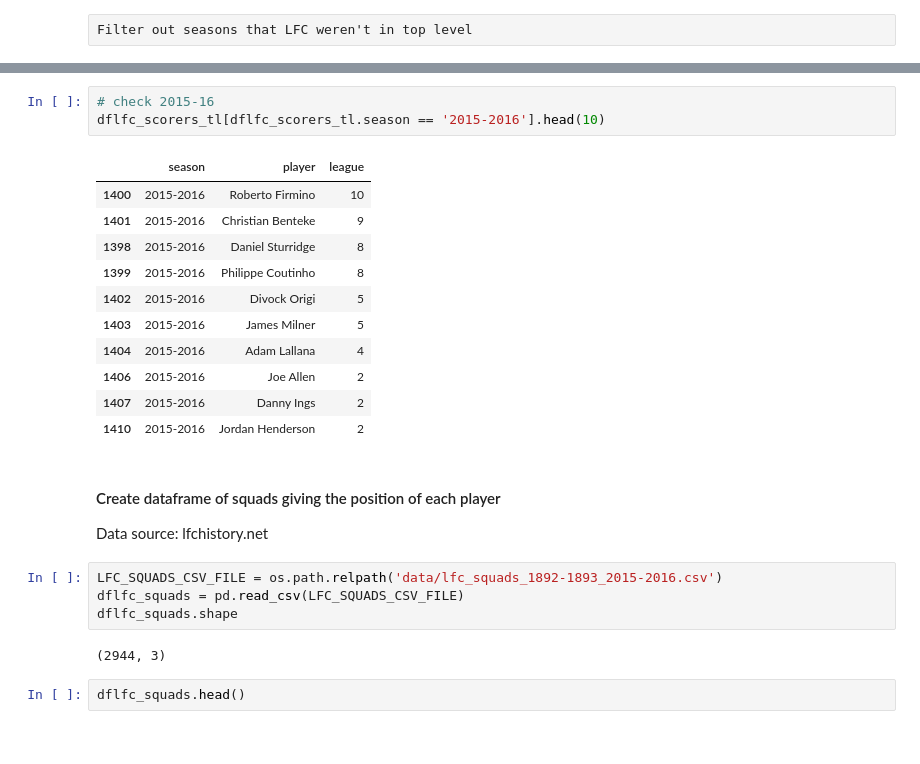
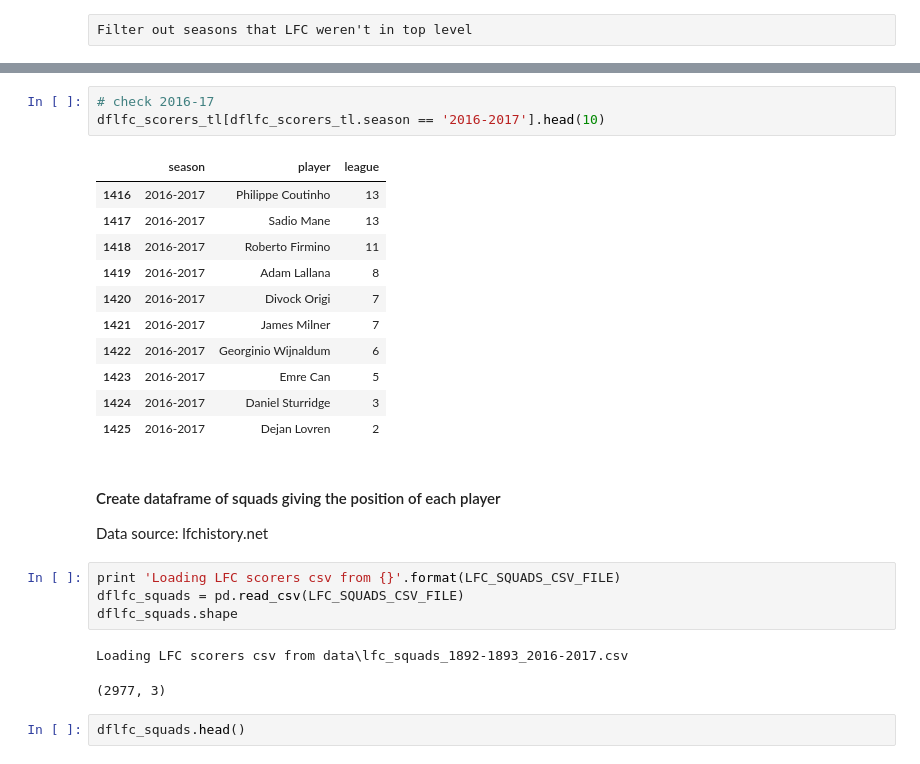
Before and after one commit to terrydolan/lfcgm, a Jupyter notebook: lfcgm.ipynb, the cells around one changed output, grey strips where cells are left out. Cells and saved outputs as stored; diff of their text form.

Commit message:
updated for season 2016-17

```diff
--- a/lfcgm.ipynb
+++ b/lfcgm.ipynb
@@ -132,27 +213,28 @@ dflfc_scorers_tl.shape
 # %%
-# check 2015-16
-dflfc_scorers_tl[dflfc_scorers_tl.season == '2015-2016'].head(10)
+# check 2016-17
+dflfc_scorers_tl[dflfc_scorers_tl.season == '2016-2017'].head(10)
 # %% [output]
 |  | season | player | league |
-| 1400 | 2015-2016 | Roberto Firmino | 10 |
-| 1401 | 2015-2016 | Christian Benteke | 9 |
-| 1398 | 2015-2016 | Daniel Sturridge | 8 |
-| 1399 | 2015-2016 | Philippe Coutinho | 8 |
-| 1402 | 2015-2016 | Divock Origi | 5 |
-| 1403 | 2015-2016 | James Milner | 5 |
-| 1404 | 2015-2016 | Adam Lallana | 4 |
-| 1406 | 2015-2016 | Joe Allen | 2 |
-| 1407 | 2015-2016 | Danny Ings | 2 |
-| 1410 | 2015-2016 | Jordan Henderson | 2 |
+| 1416 | 2016-2017 | Philippe Coutinho | 13 |
+| 1417 | 2016-2017 | Sadio Mane | 13 |
+| 1418 | 2016-2017 | Roberto Firmino | 11 |
+| 1419 | 2016-2017 | Adam Lallana | 8 |
+| 1420 | 2016-2017 | Divock Origi | 7 |
+| 1421 | 2016-2017 | James Milner | 7 |
+| 1422 | 2016-2017 | Georginio Wijnaldum | 6 |
+| 1423 | 2016-2017 | Emre Can | 5 |
+| 1424 | 2016-2017 | Daniel Sturridge | 3 |
+| 1425 | 2016-2017 | Dejan Lovren | 2 |
 # %% [markdown]
 #### Create dataframe of squads giving the position of each player
 Data source: lfchistory.net
 # %%
-LFC_SQUADS_CSV_FILE = os.path.relpath('data/lfc_squads_1892-1893_2015-2016.csv')
+print 'Loading LFC scorers csv from {}'.format(LFC_SQUADS_CSV_FILE)
 dflfc_squads = pd.read_csv(LFC_SQUADS_CSV_FILE)
 dflfc_squads.shape
 # %% [output]
-(2944, 3)
+Loading LFC scorers csv from data\lfc_squads_1892-1893_2016-2017.csv
+(2977, 3)
 # %%
 dflfc_squads.head()
 # %% [output]
```
Also changed, not shown: parts of 80 cells of this notebook, 2 other files.
